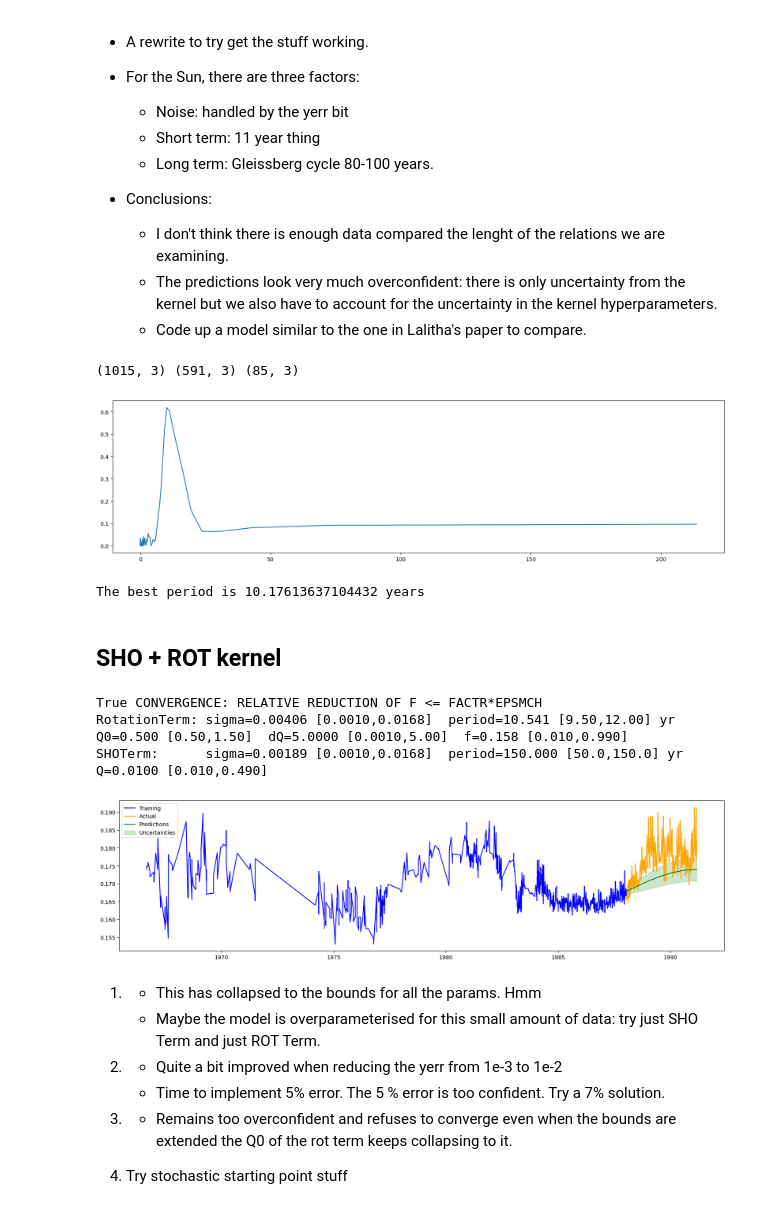
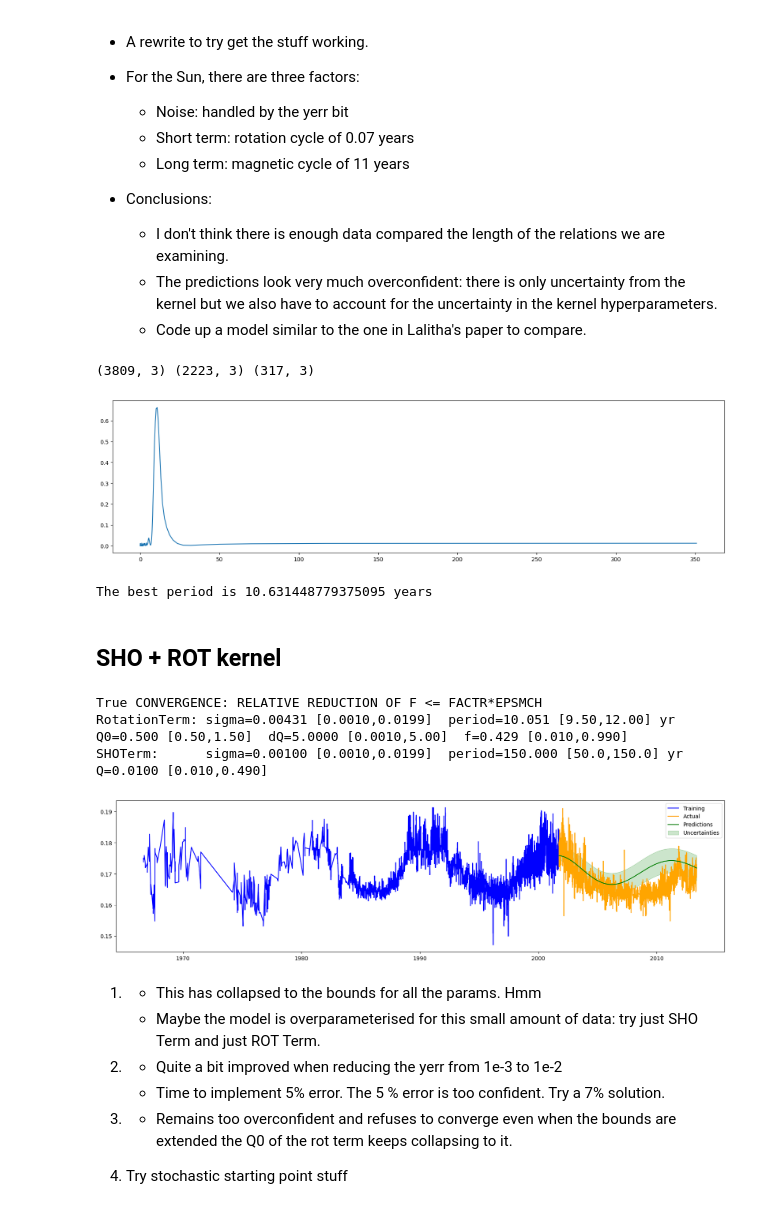
Before and after one commit to JoeyWee1/SolarCycleForecasting, a Jupyter notebook: Notebooks/GPR/GPR2.ipynb, the cells around one changed output. Cells and saved outputs as stored; diff of their text form; code cells hidden in the pictures.

```diff
--- a/Notebooks/GPR/GPR2.ipynb
+++ b/Notebooks/GPR/GPR2.ipynb
@@ -2,11 +2,11 @@
 - A rewrite to try get the stuff working.
 - For the Sun, there are three factors:
     - Noise: handled by the yerr bit
-    - Short term: 11 year thing
-    - Long term: Gleissberg cycle 80-100 years.
+    - Short term: rotation cycle of 0.07 years
+    - Long term: magnetic cycle of 11 years
 
 - Conclusions:
-    - I don't think there is enough data compared the lenght of the relations we are examining.
+    - I don't think there is enough data compared the length of the relations we are examining.
     - The predictions look very much overconfident: there is only uncertainty from the kernel but we also have to account for the uncertainty in the kernel hyperparameters.
     - Code up a model similar to the one in Lalitha's paper to compare.
 # %%
@@ -18,10 +18,10 @@ import numpy as np
 from celerite2 import terms
 
 # Importing data
-data = pd.read_csv(r"./Data/sind_subset1_3.txt", sep='\s',skip_blank_lines=True, header = None)
+data = pd.read_csv(r"../../Data/misc/sol_sind_all.txt", sep='\s',skip_blank_lines=True, header = None, skiprows=1)
 
 data.columns = ["JD", "sind"]
-time_obj = Time(data["JD"].to_numpy(), format='jd', scale='tdb')
+time_obj = Time(data["JD"].to_numpy() + 2400000, format='jd', scale='tdb')
 data["year"] = time_obj.jyear
 data['datetime'] = time_obj.to_datetime(timezone=None)
 data = data.set_index('datetime')
@@ -56,7 +56,7 @@ train_std  = train_df["sind"].std()
 error_percent = 5
 train_yerr = train_df['sind'] * error_percent / 100
 # %% [output]
-(1015, 3) (591, 3) (85, 3)
+(3809, 3) (2223, 3) (317, 3)
 # %%
 # Lomb scargle
 # Lomb-Scargle finds periodic signals in unevnly sampled time series.
@@ -76,8 +76,8 @@ plt.show()
 best_period = period[np.argmax(power)]
 print(f"The best period is {best_period} years")
 # %% [output]
-[figure, old version]
+[figure, new version]
-The best period is 10.17613637104432 years
+The best period is 10.631448779375095 years
 # %% [markdown]
 ## SHO + ROT kernel
 # %%
@@ -101,7 +101,7 @@ def NLL(log_params, gp, y):
 # quasi-periodic kernel: RotationTerm = two SHO terms
 initial_params = {
     "rot_sigma": train_std, # amplitude near observed variability
-    "rot_period": 10.57, # solar cycle
+    "rot_period": 0.07, # Solar rotation
     "rot_Q0": 2, # the quality factor of the decaying oscillation; how fast periods can change from one cycle to the next. q < 0.5 is overdamped > is underdamped
                             # choose 1 to be overdamped: plausible that the cycle is decently coherent in the longer term
     "rot_dQ": 0.5, # the difference in quality factors between the two oscillations in the rotation term. The dQ one has double the frequency
@@ -109,7 +109,7 @@ initial_params = {
                             # we do not expect a strong P/2 signal as the assymetry is not too strong
     "rot_f": 0.5,  # the power fraction from the main term
     "sho_sigma": 0.005,  # set using total peak-to-peak drift/2
-    "sho_rho": 100, # this is the period
+    "sho_rho": 10.57, # this is the period of the 11 year cycle
     "sho_Q": 0.2 # natural frequency of the oscillator
                         # this lives in the overdamped threshold giving a smooth monotone
 }
@@ -159,36 +159,36 @@ gp_res = minimize(NLL, initial_guess, args=(gp, train_df["sind"].to_numpy()), me
 gp = set_params(gp_res.x, gp)
 gp.recompute()
 
 best_shrt = np.exp(gp_res.x)
 blo_shrt = np.exp([b[0] for b in bounds])
 bhi_shrt = np.exp([b[1] for b in bounds])
 print(gp_res.success, gp_res.message)
 print(f"RotationTerm: sigma={best_shrt[0]:.5f} [{blo_shrt[0]:.4f},{bhi_shrt[0]:.4f}]  period={best_shrt[1]:.3f} [{blo_shrt[1]:.2f},{bhi_shrt[1]:.2f}] yr  Q0={best_shrt[2]:.3f} [{blo_shrt[2]:.2f},{bhi_shrt[2]:.2f}]  dQ={best_shrt[3]:.4f} [{blo_shrt[3]:.4f},{bhi_shrt[3]:.2f}]  f={best_shrt[4]:.3f} [{blo_shrt[4]:.3f},{bhi_shrt[4]:.3f}]")
 print(f"SHOTerm:      sigma={best_shrt[5]:.5f} [{blo_shrt[5]:.4f},{bhi_shrt[5]:.4f}]  period={best_shrt[6]:.3f} [{blo_shrt[6]:.1f},{bhi_shrt[6]:.1f}] yr  Q={best_shrt[7]:.4f} [{blo_shrt[7]:.3f},{bhi_shrt[7]:.3f}]")
 
 # now predict
 t_pred = valid_df['year']
 mu_shrt, cov_shrt = gp.predict(train_df['sind'], t = t_pred, return_var = True) # lt indicates long term component from SHOTerm
 sigma_shrt = np.sqrt(cov_shrt)
 
 # plot the lt results
 
 results_shrt = pd.DataFrame({
     'forecast' : mu_shrt,
     'lower'    : mu_shrt - sigma_shrt,
     'upper'    : mu_shrt + sigma_shrt,
 }, index=valid_df.index)
 
 plot_predictions(
     trainingset=train_df,
     validset=valid_df,
     results=results_shrt
                  )
 # %% [output]
 True CONVERGENCE: RELATIVE REDUCTION OF F <= FACTR*EPSMCH
-RotationTerm: sigma=0.00406 [0.0010,0.0168]  period=10.541 [9.50,12.00] yr  Q0=0.500 [0.50,1.50]  dQ=5.0000 [0.0010,5.00]  f=0.158 [0.010,0.990]
-SHOTerm:      sigma=0.00189 [0.0010,0.0168]  period=150.000 [50.0,150.0] yr  Q=0.0100 [0.010,0.490]
+RotationTerm: sigma=0.00431 [0.0010,0.0199]  period=10.051 [9.50,12.00] yr  Q0=0.500 [0.50,1.50]  dQ=5.0000 [0.0010,5.00]  f=0.429 [0.010,0.990]
+SHOTerm:      sigma=0.00100 [0.0010,0.0199]  period=150.000 [50.0,150.0] yr  Q=0.0100 [0.010,0.490]
-[figure, old version]
+[figure, new version]
 # %% [markdown]
 1)
     - This has collapsed to the bounds for all the params. Hmm
```
Also changed, not shown: parts of 2 cells of this notebook, 4 other files.
